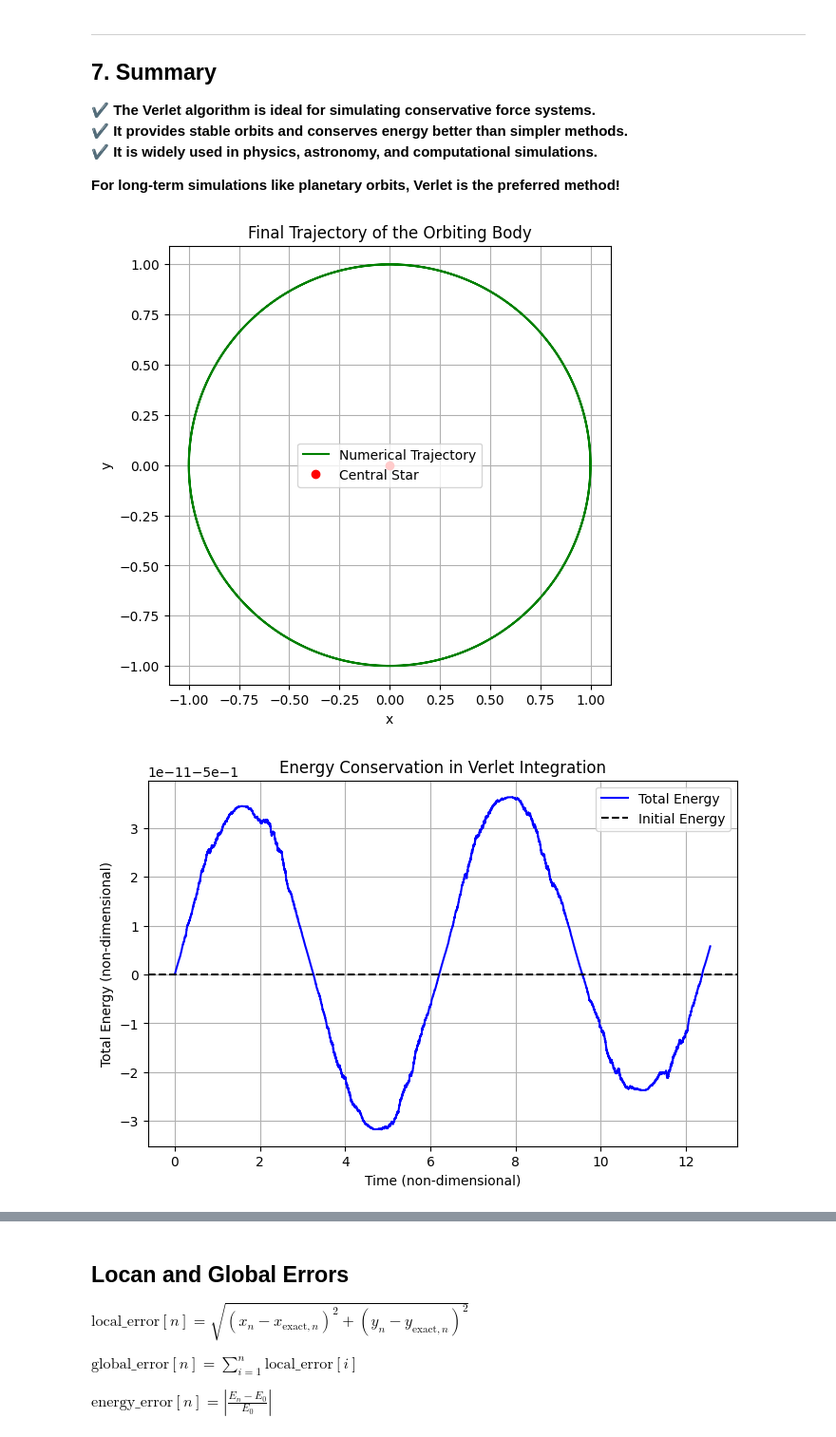
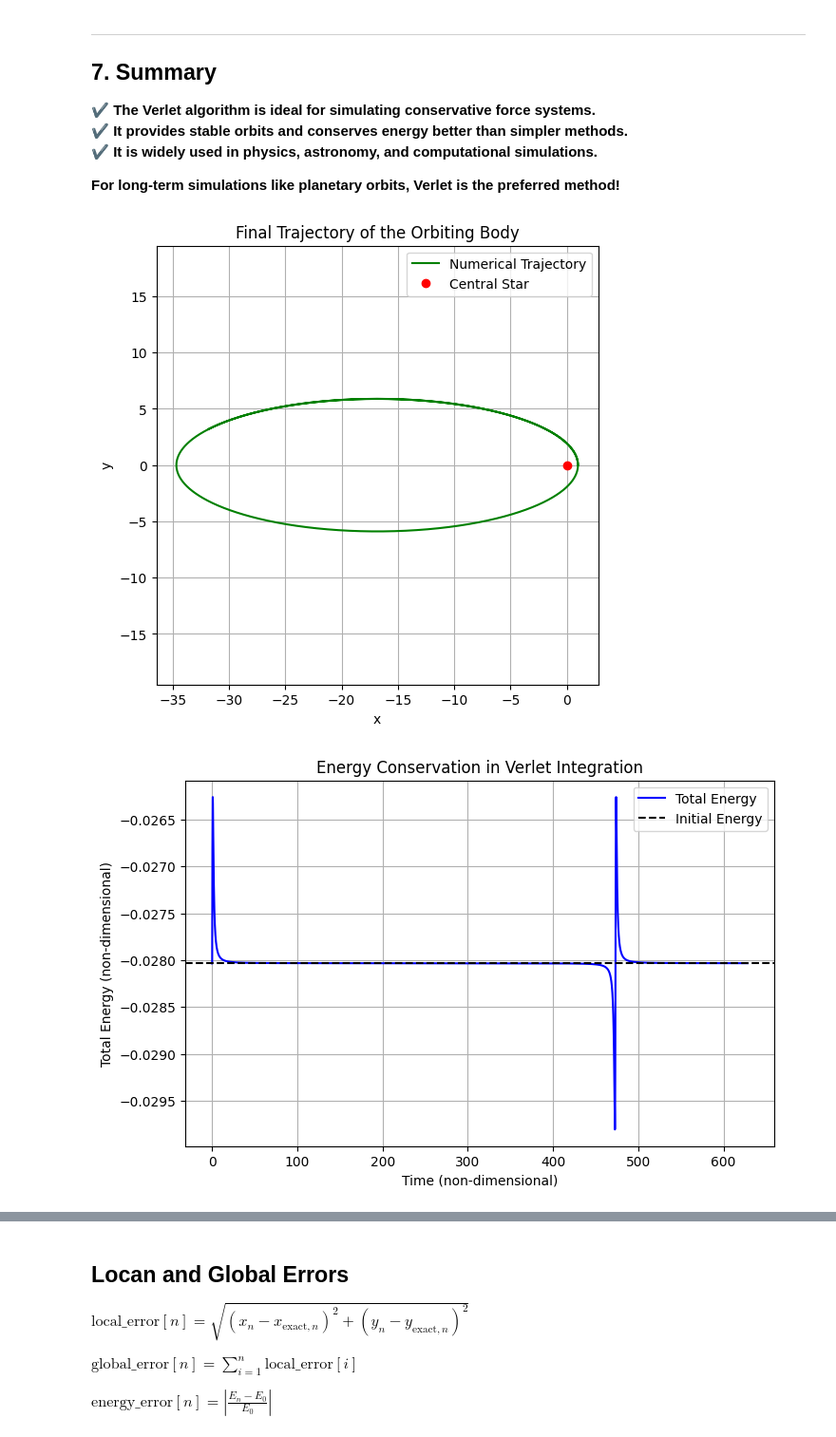
Before and after one commit to shigneedmeds/ComputationalPhysicsPython, a Jupyter notebook: Kepler_verlet.ipynb, the cells around one changed output, grey strips where cells are left out. Shown: that part at 95% size. Saved outputs shown, nothing was run; the diff lists cells and outputs as text; code cells hidden in the pictures.

```diff
--- a/Kepler_verlet.ipynb
+++ b/Kepler_verlet.ipynb
@@ -85,16 +85,21 @@ import numpy as np
 import matplotlib.pyplot as plt
 
 # Define time step (non-dimensional)
-tau = 0.0005
+tau = 0.005
 
 # Initial position (non-dimensional) - this should be fixed
 pos = np.array([1.0, 0.0])
 
+a = 17.834
+
+ecc = 1- 1/a
+vel = (ecc + 1)**0.5
+
 # Initial velocity (non-dimensional) - vary the y-component
-vel = np.array([0.0, 1.0])
+vel = np.array([0.0, vel])
 
 # Total integration time (non-dimensional)
-T = 4 * np.pi
+T = 200 * np.pi
 
 # Number of integration steps
 numSteps = int(np.ceil(T / tau))
@@ -104,6 +109,8 @@ time = tau * np.arange(numSteps + 1)
 x = np.zeros(numSteps + 1)
 y = np.zeros(numSteps + 1)
 energy = np.zeros(numSteps + 1)
+speeds = np.zeros(numSteps + 1)
+distance = np.zeros(numSteps + 1)
 local_error = np.zeros(numSteps + 1)
 global_error = np.zeros(numSteps + 1)
 energy_error = np.zeros(numSteps + 1)
@@ -114,6 +121,8 @@ speed = np.linalg.norm(vel)
 r = np.linalg.norm(pos)
 accel = -pos / r**3
 energy[0] = 0.5 * speed**2 - 1 / r
+speeds[0] = speed
+distance[0] = (x[0]**2 + y[0]**2)**0.5
 
 # Exact solution for reference:
 x_exact = np.cos(time)
@@ -143,11 +152,14 @@ for n in range(1, numSteps + 1):
     accel = -next_pos / r**3
 
     # Update energy after taking the step:
+    speeds[n] = speed
     energy[n] = 0.5 * speed**2 - 1 / r
 
     # Store position update:
     x[n] = next_pos[0]
     y[n] = next_pos[1]
+
+    distance[n] = (x[n]**2 + y[n]**2)**0.5
 
     # Compute local error (difference between numerical and exact solution at each step)
     local_error[n] = np.sqrt((x[n] - x_exact[n])**2 + (y[n] - y_exact[n])**2)
@@ -158,32 +170,45 @@ for n in range(1, numSteps + 1):
     # Compute energy error (relative difference from initial energy)
     energy_error[n] = np.abs((energy[n] - energy[0]) / energy[0])
 
     # Update 'prev' and 'pos' to calculate 'next' in the following step:
     prev = pos
     pos = next_pos
 
 # Final Trajectory Plot
 plt.figure(figsize=(6, 6))
 plt.plot(x, y, 'g-', label="Numerical Trajectory")
 plt.plot(0, 0, 'ro', label="Central Star")
 plt.xlabel('x')
 plt.ylabel('y')
 plt.title("Final Trajectory of the Orbiting Body")
 plt.axis('equal')
 plt.legend()
 plt.grid(True)
 plt.show()
 
 # Energy vs. Time Plot
 plt.figure(figsize=(8, 5))
 plt.plot(time, energy, 'b-', label="Total Energy")
 plt.axhline(y=energy[0], color='k', linestyle='--', label="Initial Energy")
 plt.xlabel('Time (non-dimensional)')
 plt.ylabel('Total Energy (non-dimensional)')
 plt.title("Energy Conservation in Verlet Integration")
 plt.legend()
 plt.grid(True)
 plt.show()
+
+plt.figure(figsize=(8, 5))
+plt.plot(time, speeds, 'b-', label="Total Speed")
+plt.plot(time, distance, 'r-', label="Distance from Sun")
+plt.axhline(y=speeds[0], color='k', linestyle='--', label="Initial Speed")
+plt.axhline(y=distance[0], color='g', linestyle='--', label="Initial Distance")
+
+plt.xlabel('Time (non-dimensional)')
+plt.ylabel('Speed/Distance (non-dimensional)')
+plt.title("Speed and Distance in Verlet Integration")
+plt.legend()
+plt.grid(True)
+plt.show()
 # %% [output]
-[figure, old version]
+[figure, new version]
-[figure, old version]
+[figure, new version]
```
Also changed, not shown: parts of 3 cells of this notebook.
